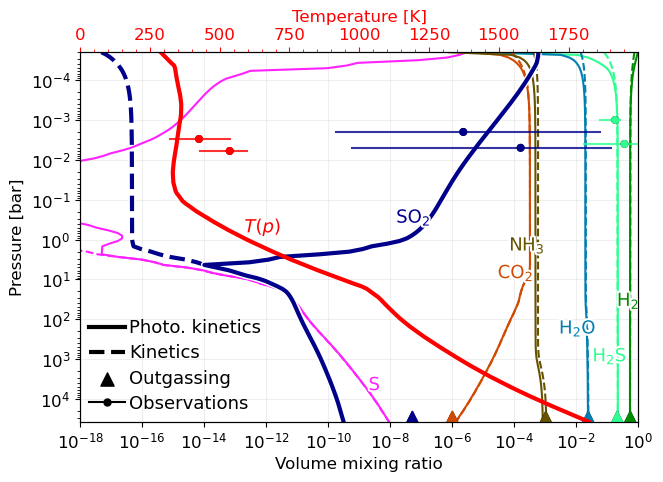
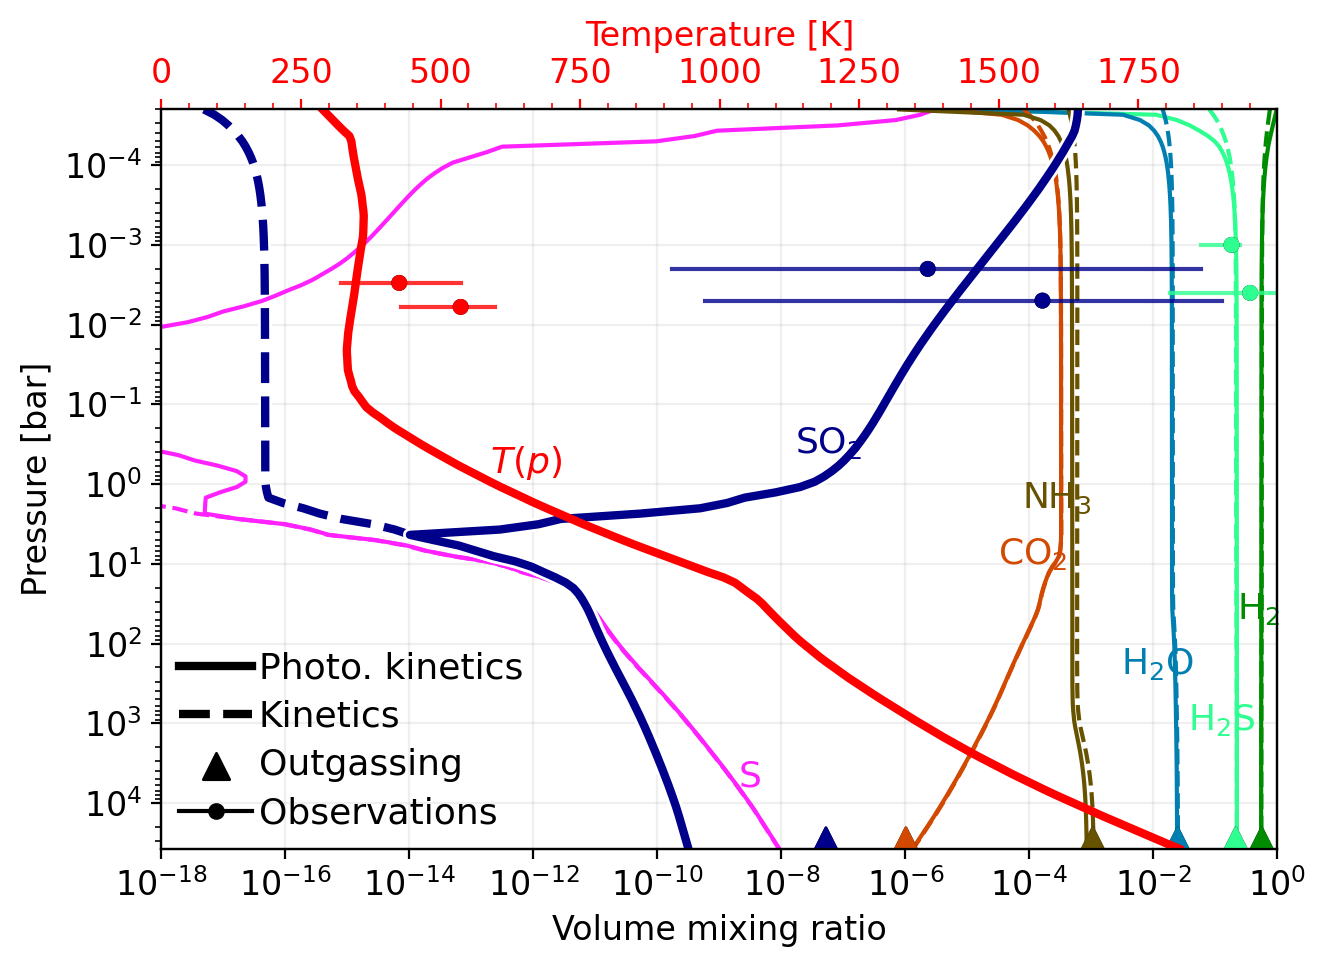
The change to this notebook cell's code, shown as a diff; its figure went from the first image to the second:
--- before
+++ after
@@ -55,5 +55,5 @@
     p_txt = pp[idx]
     ax.text(x_txt,p_txt, latexify(g), ha='right', va='bottom',
-                fontsize=fs, color=c, path_effects=[pe.withStroke(linewidth=3, foreground='w')])
+                fontsize=fs, color=c)#, path_effects=[pe.withStroke(linewidth=3, foreground='w')])
 
 # add observations
@@ -108,5 +108,5 @@
 idx = int(len(prs)/2)
 axr.plot(tmp, prs, lw=lw*2, color=col, ls='solid', zorder=0)
-axr.text(tmp[idx],prs[idx], r"$T(p)$", ha='left', va='bottom', fontsize=fs, color=col, path_effects=[pe.withStroke(linewidth=3, foreground='w')])
+axr.text(tmp[idx],prs[idx], r"$T(p)$", ha='left', va='bottom', fontsize=fs, color=col)#, path_effects=[pe.withStroke(linewidth=3, foreground='w')])
 axr.set_xlabel("Temperature [K]", color=col)
 axr.xaxis.set_major_locator(MultipleLocator(250))

Commit: Remove figure text stroke, for SN copyediting